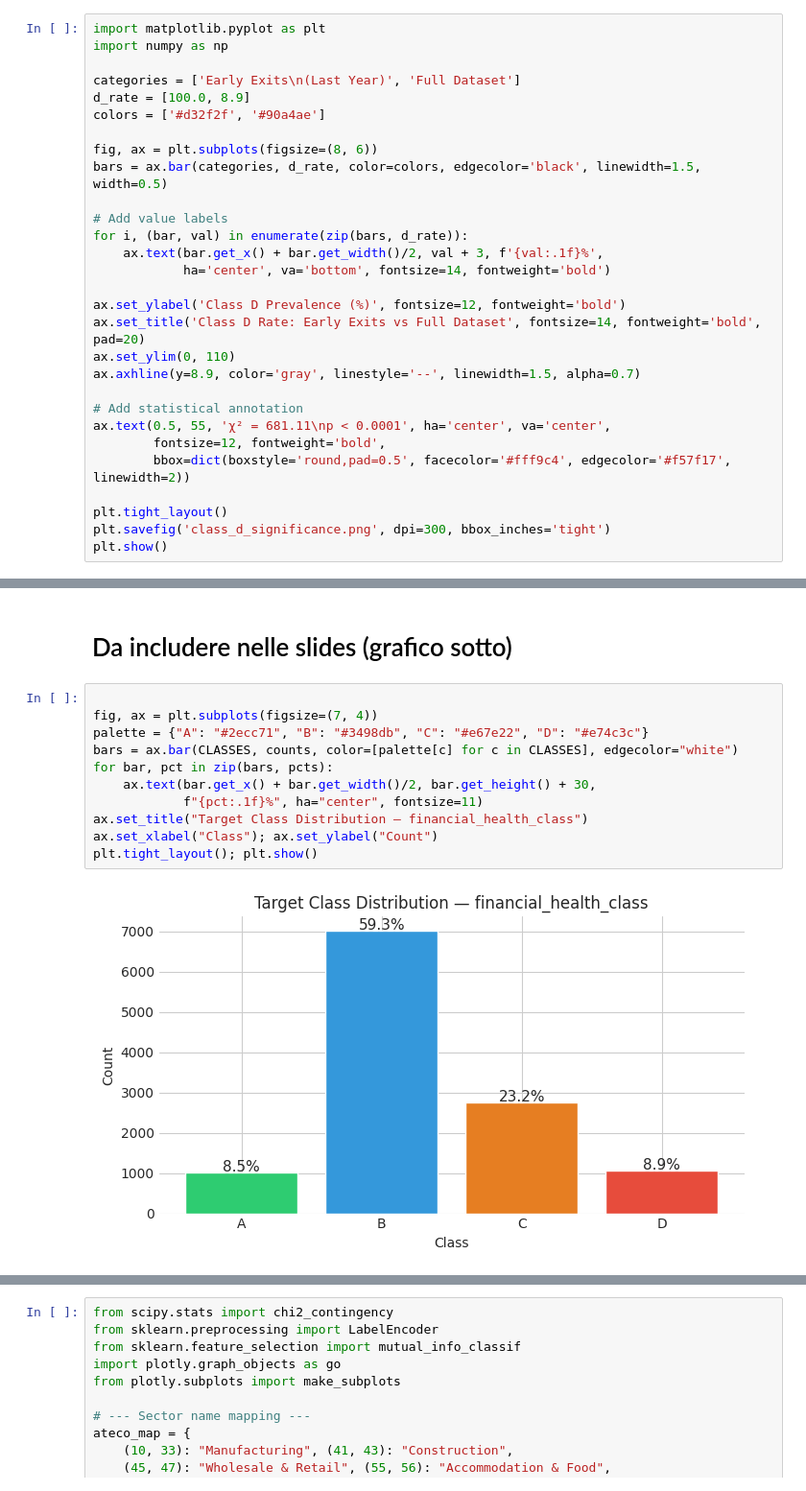
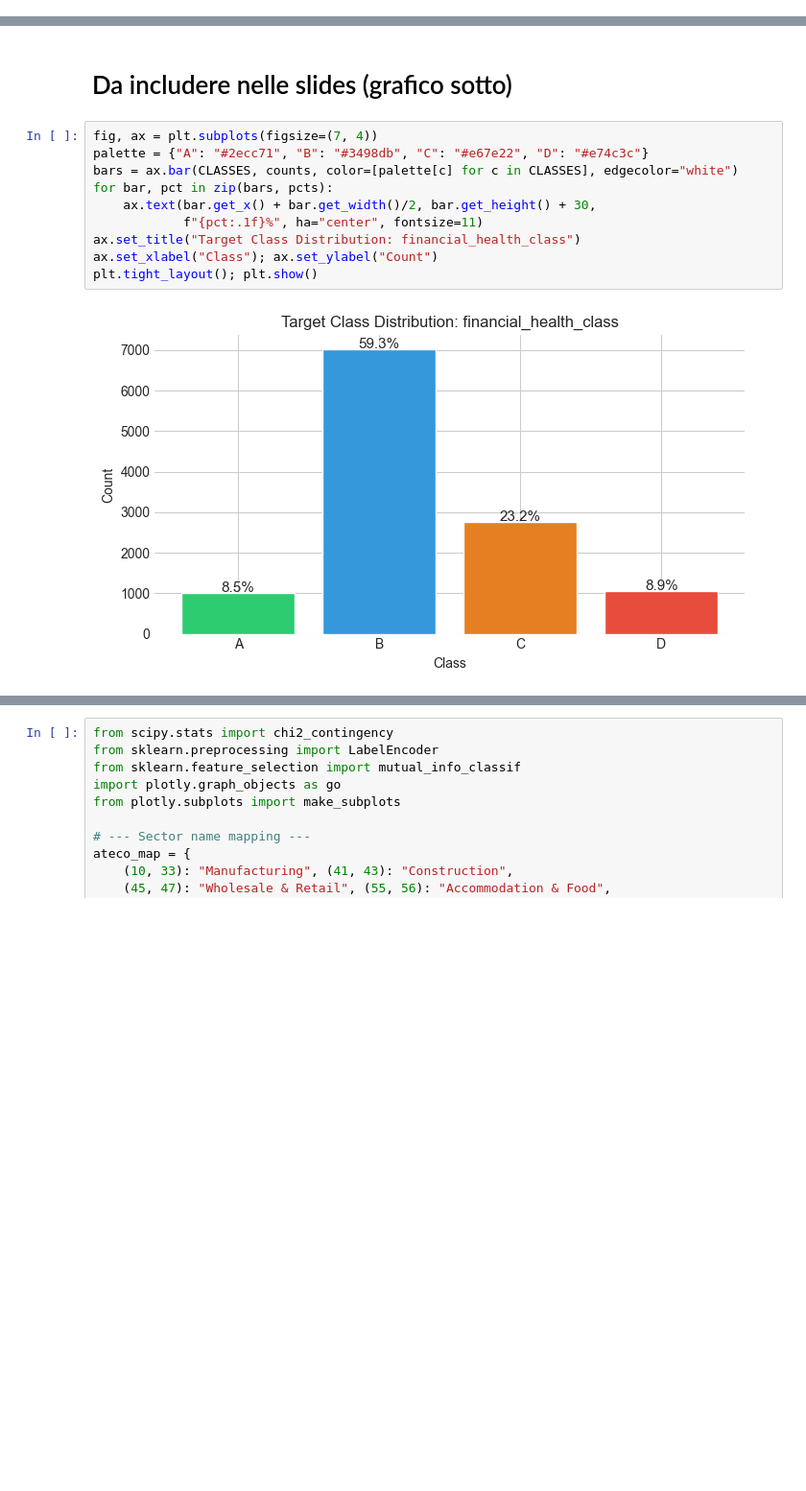
Before and after one commit to LolloPaz/ifc, a Jupyter notebook: notebooks/01_eda.ipynb, the cells around one changed output, grey strips where cells are left out. Shown at 96% size. Saved outputs shown, nothing was run; the diff lists cells and outputs as text; blank space fills up the shorter version.

Commit message:
EDA Section 1: clean notebook and figures

```diff
--- a/notebooks/01_eda.ipynb
+++ b/notebooks/01_eda.ipynb
@@ -410,29 +450,0 @@ plt.show()
-# %%
-import matplotlib.pyplot as plt
-import numpy as np
-
-categories = ['Early Exits\n(Last Year)', 'Full Dataset']
-d_rate = [100.0, 8.9]
-colors = ['#d32f2f', '#90a4ae']
-
-fig, ax = plt.subplots(figsize=(8, 6))
-bars = ax.bar(categories, d_rate, color=colors, edgecolor='black', linewidth=1.5, width=0.5)
-
-# Add value labels
-for i, (bar, val) in enumerate(zip(bars, d_rate)):
-    ax.text(bar.get_x() + bar.get_width()/2, val + 3, f'{val:.1f}%',
-            ha='center', va='bottom', fontsize=14, fontweight='bold')
-
-ax.set_ylabel('Class D Prevalence (%)', fontsize=12, fontweight='bold')
-ax.set_title('Class D Rate: Early Exits vs Full Dataset', fontsize=14, fontweight='bold', pad=20)
-ax.set_ylim(0, 110)
-ax.axhline(y=8.9, color='gray', linestyle='--', linewidth=1.5, alpha=0.7)
-
-# Add statistical annotation
-ax.text(0.5, 55, 'χ² = 681.11\np < 0.0001', ha='center', va='center',
-        fontsize=12, fontweight='bold',
-        bbox=dict(boxstyle='round,pad=0.5', facecolor='#fff9c4', edgecolor='#f57f17', linewidth=2))
-
-plt.tight_layout()
-plt.savefig('class_d_significance.png', dpi=300, bbox_inches='tight')
-plt.show()
@@ -562,15 +621,14 @@ D                        1058   8.94
 # %% [markdown]
 # Da includere nelle slides (grafico sotto)
 # %%
-
 fig, ax = plt.subplots(figsize=(7, 4))
 palette = {"A": "#2ecc71", "B": "#3498db", "C": "#e67e22", "D": "#e74c3c"}
 bars = ax.bar(CLASSES, counts, color=[palette[c] for c in CLASSES], edgecolor="white")
 for bar, pct in zip(bars, pcts):
     ax.text(bar.get_x() + bar.get_width()/2, bar.get_height() + 30,
             f"{pct:.1f}%", ha="center", fontsize=11)
-ax.set_title("Target Class Distribution — financial_health_class")
+ax.set_title("Target Class Distribution: financial_health_class")
 ax.set_xlabel("Class"); ax.set_ylabel("Count")
 plt.tight_layout(); plt.show()
 # %% [output]
-[figure, old version]
+[figure, new version]
```
Also changed, not shown: parts of 54 cells of this notebook.
